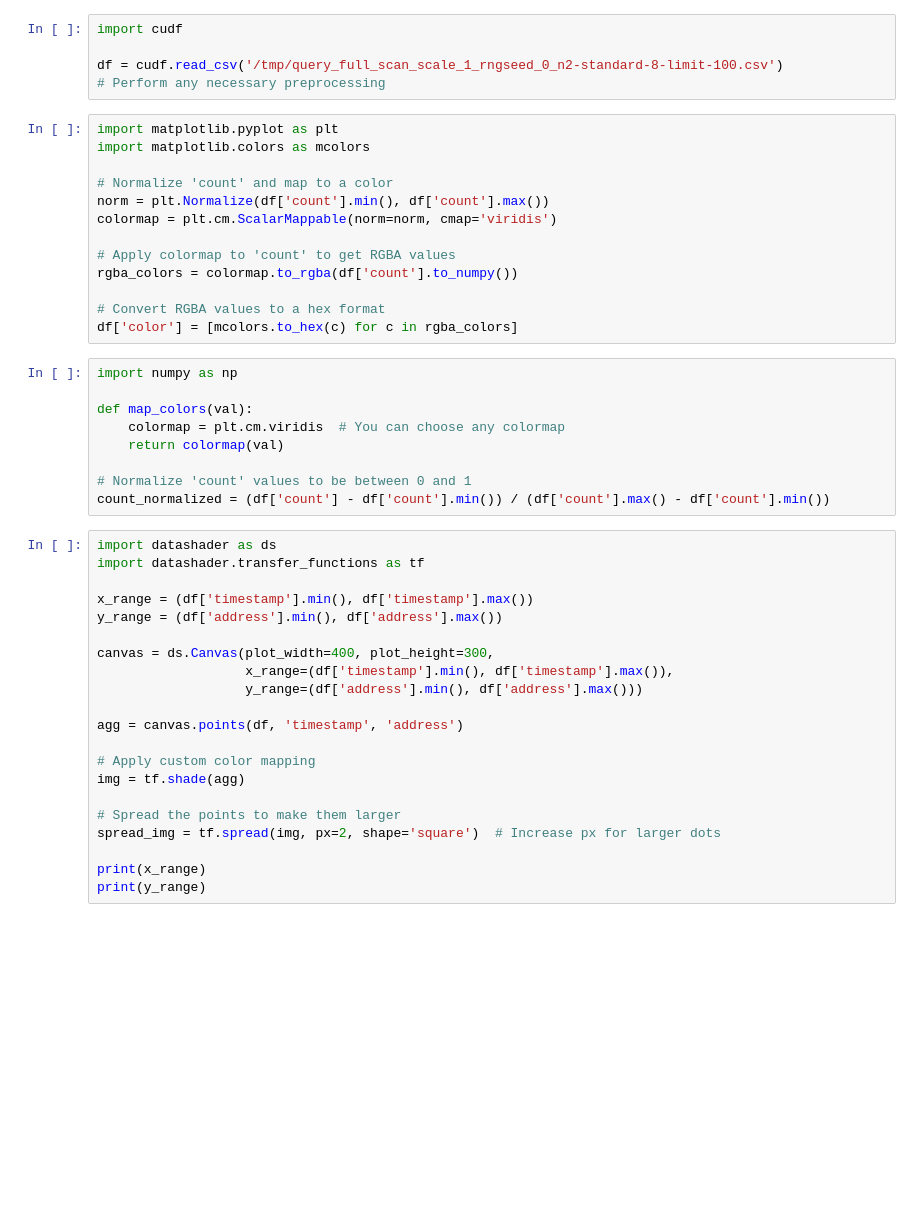
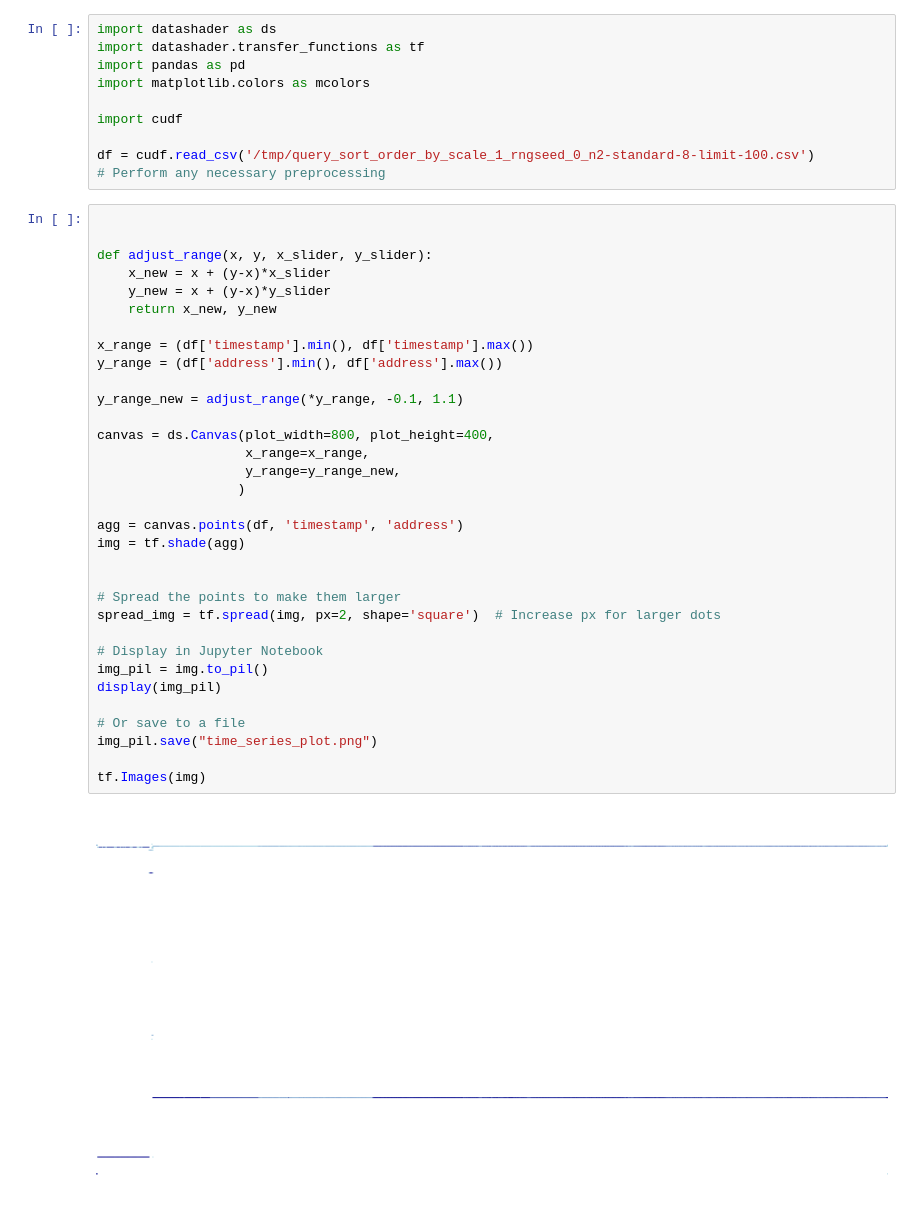
Before and after one commit to sunjin-choi/ocs-mem-prof, a Jupyter notebook: analysis/viz-gpuaccel.ipynb, the cells around one changed output. Saved outputs shown, nothing was run; the diff lists cells and outputs as text; blank space fills up the shorter version.

Commit message:
gpu accel plot works but not useful

```diff
--- a/analysis/viz-gpuaccel.ipynb
+++ b/analysis/viz-gpuaccel.ipynb
@@ -44,49 +1,45 @@ Requirement already satisfied: six>=1.5 in /opt/conda/envs/jupyter/lib/python3.9
 # %%
+import datashader as ds
+import datashader.transfer_functions as tf
+import pandas as pd
+import matplotlib.colors as mcolors
+
 import cudf
 
-df = cudf.read_csv('/tmp/query_full_scan_scale_1_rngseed_0_n2-standard-8-limit-100.csv')
+df = cudf.read_csv('/tmp/query_sort_order_by_scale_1_rngseed_0_n2-standard-8-limit-100.csv')
 # Perform any necessary preprocessing
-# %%
-import matplotlib.pyplot as plt
-import matplotlib.colors as mcolors
-
-# Normalize 'count' and map to a color
-norm = plt.Normalize(df['count'].min(), df['count'].max())
-colormap = plt.cm.ScalarMappable(norm=norm, cmap='viridis')
-
-# Apply colormap to 'count' to get RGBA values
-rgba_colors = colormap.to_rgba(df['count'].to_numpy())
-
-# Convert RGBA values to a hex format
-df['color'] = [mcolors.to_hex(c) for c in rgba_colors]
-# %%
-import numpy as np
-
-def map_colors(val):
-    colormap = plt.cm.viridis  # You can choose any colormap
-    return colormap(val)
-
-# Normalize 'count' values to be between 0 and 1
-count_normalized = (df['count'] - df['count'].min()) / (df['count'].max() - df['count'].min())
 # %%
-import datashader as ds
-import datashader.transfer_functions as tf
+
+
+def adjust_range(x, y, x_slider, y_slider):
+    x_new = x + (y-x)*x_slider
+    y_new = x + (y-x)*y_slider
+    return x_new, y_new
 
 x_range = (df['timestamp'].min(), df['timestamp'].max())
 y_range = (df['address'].min(), df['address'].max())
 
-canvas = ds.Canvas(plot_width=400, plot_height=300,
-                   x_range=(df['timestamp'].min(), df['timestamp'].max()),
-                   y_range=(df['address'].min(), df['address'].max()))
+y_range_new = adjust_range(*y_range, -0.1, 1.1)
+
+canvas = ds.Canvas(plot_width=800, plot_height=400,
+                   x_range=x_range,
+                   y_range=y_range_new,
+                  )
 
 agg = canvas.points(df, 'timestamp', 'address')
+img = tf.shade(agg)
 
-# Apply custom color mapping
-img = tf.shade(agg)
 
 # Spread the points to make them larger
 spread_img = tf.spread(img, px=2, shape='square')  # Increase px for larger dots
 
-print(x_range)
-print(y_range)
+# Display in Jupyter Notebook
+img_pil = img.to_pil()
+display(img_pil)
+
+# Or save to a file
+img_pil.save("time_series_plot.png")
+
+tf.Images(img)
 # %% [output]
+[figure, added]
```
Also changed, not shown: parts of 7 cells of this notebook.
